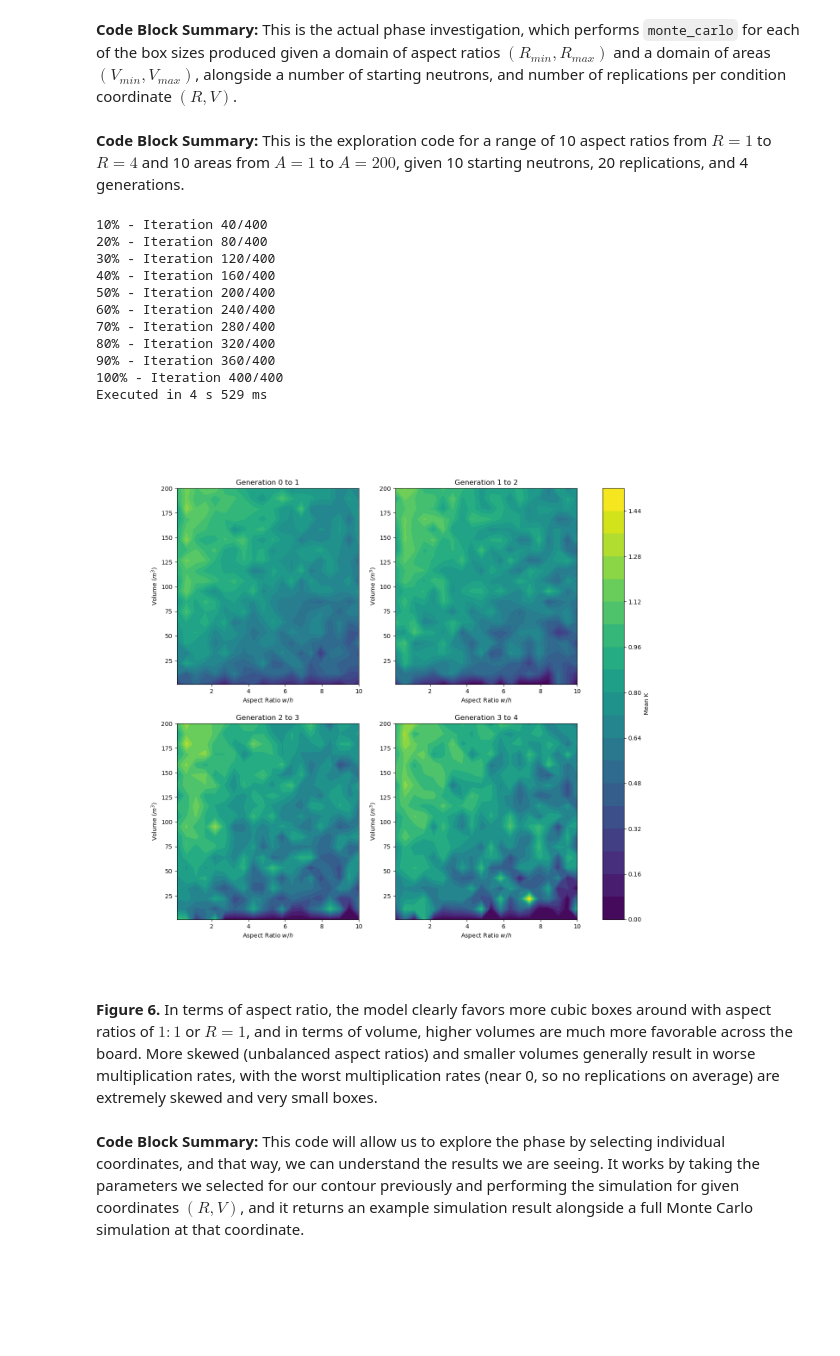
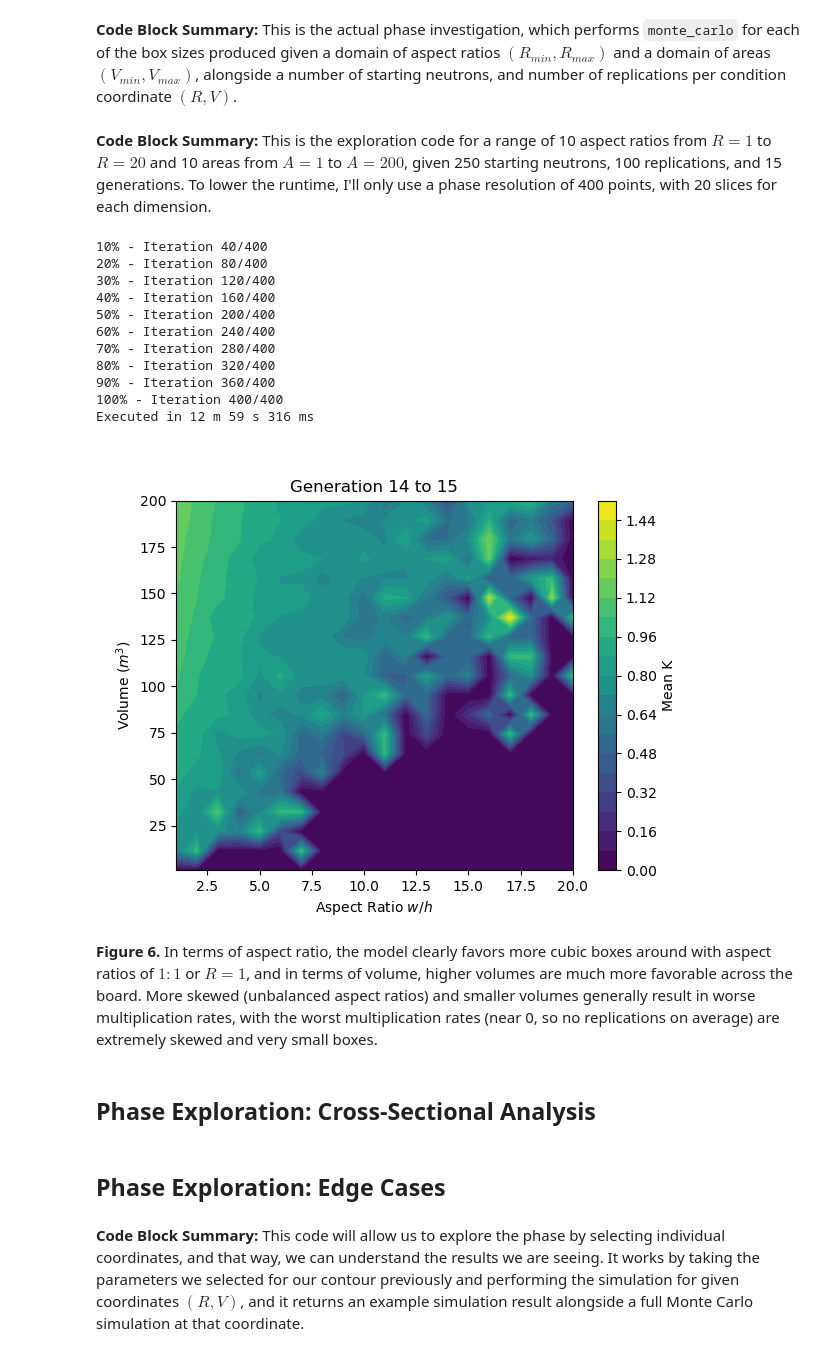
Before and after one commit to mufaro3/physics-210, a Jupyter notebook: Projects/Project 3.ipynb, the cells around one changed output. Drawn from its saved outputs; the diff is of its cells as text; code cells hidden in the pictures; blank space fills up the shorter version.

```diff
--- a/Projects/Project 3.ipynb
+++ b/Projects/Project 3.ipynb
@@ -422,18 +485,20 @@ class GenerationData:
     Helper structure for storing k value
     data and a histogram for each generation
     """
-    k_values_raw: np.array   = None
-    k_mean:       np.float64 = np.nan
-    k_std_dev:    np.float64 = np.nan
-    k_std_err:    np.float64 = np.nan
+    k_values_raw:  np.array   = None
+    k_mean:        np.float64 = np.nan
+    k_std_dev:     np.float64 = np.nan
+    k_std_err:     np.float64 = np.nan
+    rel_k_std_err: np.float64 = np.nan
 
     histogram: Image = None
 
 @dataclass
 class MonteCarloResults:
-    generations:   list[GenerationData] = None
-    mean_k_values: np.array             = None
-    k_value_plot:  Image                = None
+    generations:     list[GenerationData] = None
+    mean_k_values:   np.array = None
+    k_value_uncerts: np.array = None
+    k_value_plot:    Image    = None
 # %%
 def monte_carlo(dimensions: list[float], num_initial_neutrons: int,
                 num_replications: int,   max_generation: int,
@@ -470,8 +535,8 @@ def monte_carlo(dimensions: list[float], num_initial_neutrons: int,
             print(f'{((i+1) / num_replications) * 100:.0f}% - Replication {i+1}/{num_replications}')
 
     results = MonteCarloResults()
-    results.generations   = []
-    results.mean_k_values = []
+    results.generations     = []
+    results.mean_k_values   = []
     results.k_value_uncerts = []
 
     for gen in range(len(generation_data)):
@@ -483,6 +548,8 @@ def monte_carlo(dimensions: list[float], num_initial_neutrons: int,
             data.k_mean    = np.mean(data.k_values_raw)
             data.k_std_dev = np.std(data.k_values_raw)
             data.k_std_err = data.k_std_dev / np.sqrt(data.k_values_raw.size)
+            data.rel_k_std_err = data.k_std_err / data.k_mean \
+                if data.k_mean > 0 else 0
 
             results.mean_k_values.append(data.k_mean)
             results.k_value_uncerts.append(data.k_std_err)
@@ -524,7 +591,8 @@ def monte_carlo(dimensions: list[float], num_initial_neutrons: int,
 
         results.generations.append(data)
 
-    results.mean_k_values = np.asarray(results.mean_k_values)
+    results.mean_k_values   = np.asarray(results.mean_k_values)
+    results.k_value_uncerts = np.asarray(results.k_value_uncerts)
 
     if plot:
         plt.figure()
@@ -533,6 +601,7 @@ def monte_carlo(dimensions: list[float], num_initial_neutrons: int,
             x=np.arange(results.mean_k_values.size),
             y=results.mean_k_values,
             yerr=results.k_value_uncerts,
+            fmt='bo--',
             label='k')
         plt.xticks(np.arange(results.mean_k_values.size))
         plt.xlabel('Generation')
@@ -703,14 +847,14 @@ def generate_contour(aspect_ratio_range: tuple, volume_range: tuple, max_generat
 
     return results, contour_params
 # %% [markdown]
-**Code Block Summary:** This is the exploration code for a range of 10 aspect ratios from $R=1$ to $R=4$ and 10 areas from $A=1$ to $A=200$, given 10 starting neutrons, 20 replications, and 4 generations.
+**Code Block Summary:** This is the exploration code for a range of 10 aspect ratios from $R=1$ to $R=20$ and 10 areas from $A=1$ to $A=200$, given 250 starting neutrons, 100 replications, and 15 generations. To lower the runtime, I'll only use a phase resolution of 400 points, with 20 slices for each dimension.
 # %%
 contour_results, contour_params = generate_contour(
-    aspect_ratio_range   = (1/10,  10, 20),
-    volume_range         = (1,   200, 20),
-    max_generation       = 4,
-    num_initial_neutrons = 10,
-    num_replications     = 20,
+    aspect_ratio_range   = (1, 20,  20),
+    volume_range         = (1, 200, 20),
+    max_generation       = 15,
+    num_initial_neutrons = 250,
+    num_replications     = 100,
     debug_print          = True
 )
 # %% [output]
@@ -724,13 +868,17 @@ contour_results, contour_params = generate_contour(
 80% - Iteration 320/400
 90% - Iteration 360/400
 100% - Iteration 400/400
-Executed in 4 s 529 ms
+Executed in 12 m 59 s 316 ms
 # %%
-display(contour_results.contour_plots)
+display(contour_results.contour_plot)
 # %% [output]
-[figure, old version]
+[figure, new version]
 # %% [markdown]
 **Figure 6.** In terms of aspect ratio, the model clearly favors more cubic boxes around with aspect ratios of $1:1$ or $R=1$, and in terms of volume, higher volumes are much more favorable across the board. More skewed (unbalanced aspect ratios) and smaller volumes generally result in worse multiplication rates, with the worst multiplication rates (near 0, so no replications on average) are extremely skewed and very small boxes.
+# %% [markdown]
+## Phase Exploration: Cross-Sectional Analysis
+# %% [markdown]
+## Phase Exploration: Edge Cases
 # %% [markdown]
 **Code Block Summary:** This code will allow us to explore the phase by selecting individual coordinates, and that way, we can understand the results we are seeing. It works by taking the parameters we selected for our contour previously and performing the simulation for given coordinates $(R,V)$, and it returns an example simulation result alongside a full Monte Carlo simulation at that coordinate.
 # %%
```
Also changed, not shown: parts of 46 cells of this notebook.
